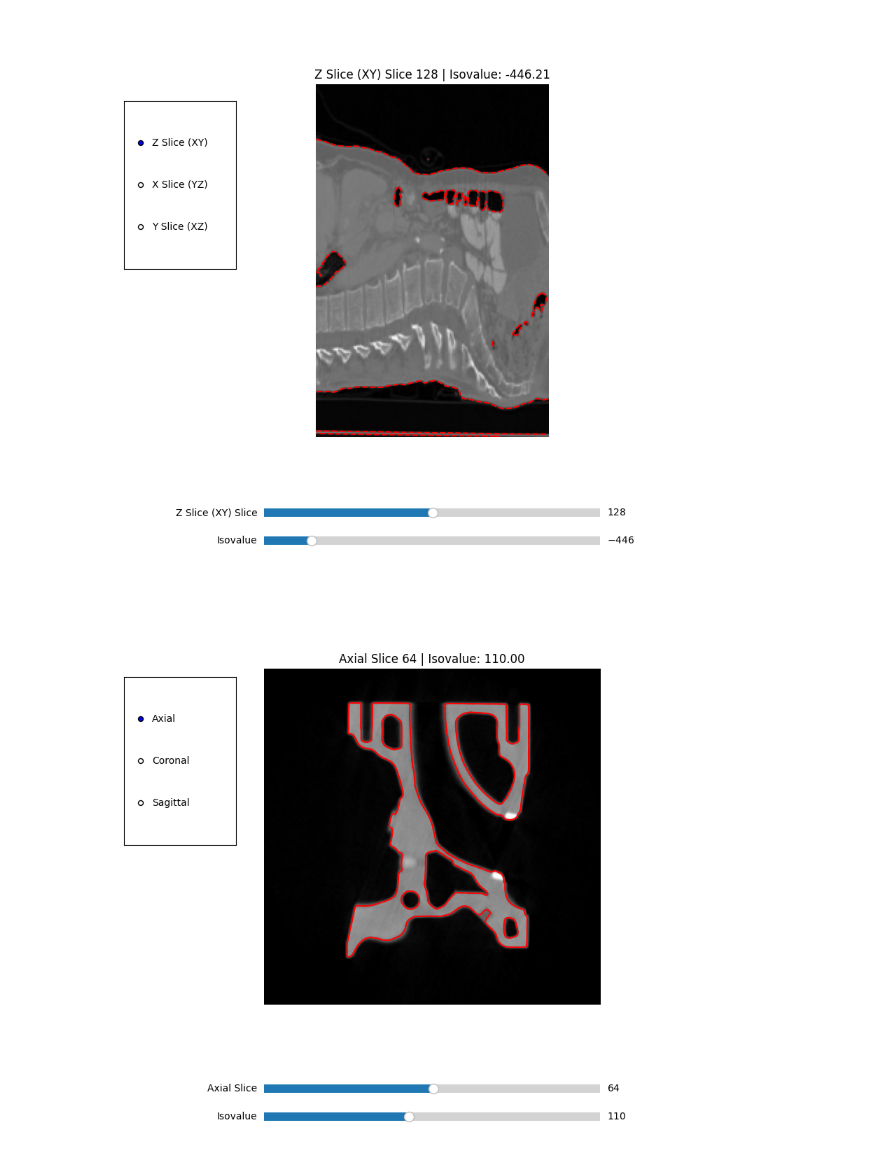
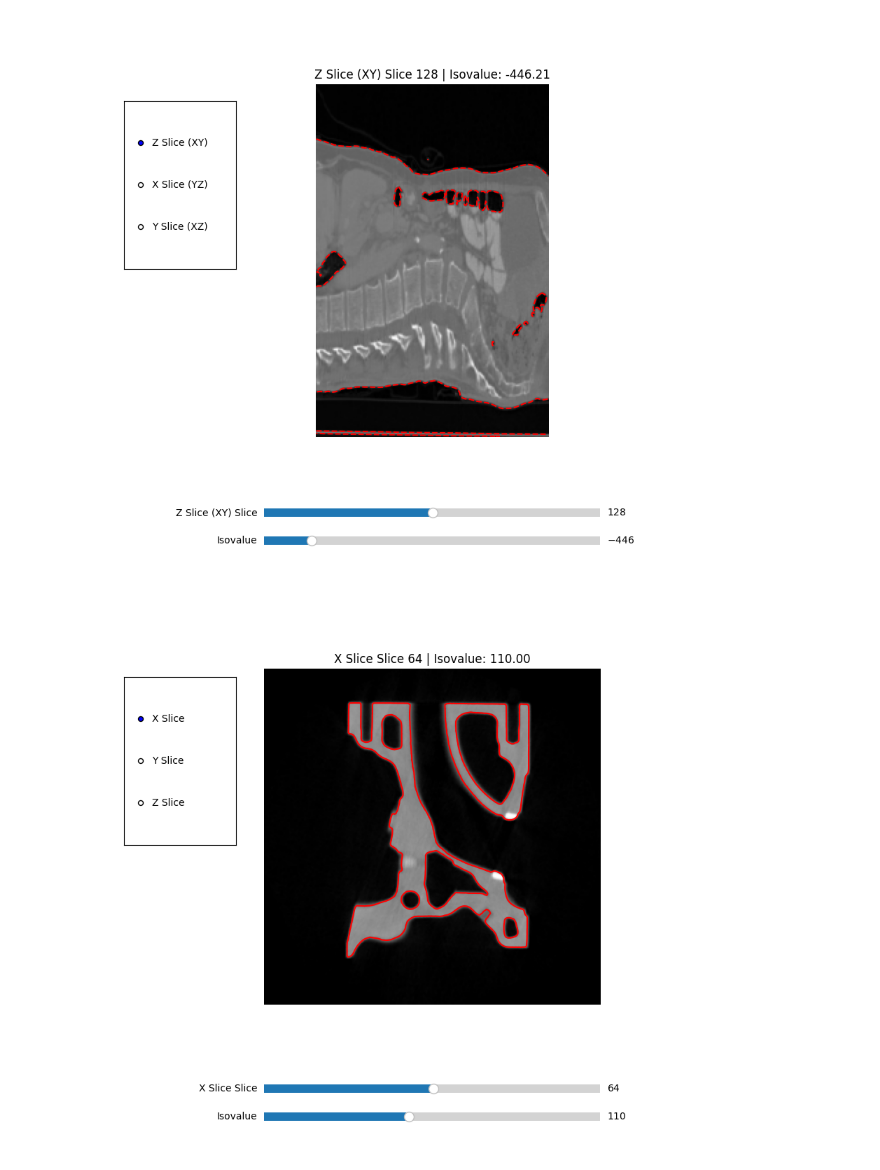
Before and after one commit to Bosser16/canny-edge, a Jupyter notebook: Isocontour-Slices.ipynb, the cells around one changed output. Saved outputs shown, nothing was run; the diff lists cells and outputs as text; code cells hidden in the pictures.

```diff
--- a/Isocontour-Slices.ipynb
+++ b/Isocontour-Slices.ipynb
@@ -303,14 +303,14 @@ plt.subplots_adjust(left=0.3, bottom=0.25)
 img4 = get_slice4(volume4, axis4, slice_index4)
 image_display4 = ax4.imshow(img4, cmap="gray")
 contour_display4 = [ax4.contour(img4, levels=[isovalue4], colors='red')]
-ax4.set_title(f"{['Axial','Coronal','Sagittal'][axis4]} Slice {slice_index4} | Isovalue: {isovalue4:.2f}")
+ax4.set_title(f"{['X Slice','Y Slice','Z Slice'][axis4]} Slice {slice_index4} | Isovalue: {isovalue4:.2f}")
 ax4.axis("off")
 
 radio_ax4 = plt.axes([0.05, 0.55, 0.2, 0.3])
-radio4 = RadioButtons(radio_ax4, ('Axial', 'Coronal', 'Sagittal'))
+radio4 = RadioButtons(radio_ax4, ('X Slice', 'Y Slice', 'Z Slice'))
 
 slice_slider_ax4 = plt.axes([0.3, 0.1, 0.6, 0.03])
-slice_slider4 = Slider(slice_slider_ax4, f'{["Axial", "Coronal", "Sagittal"][axis4]} Slice',
+slice_slider4 = Slider(slice_slider_ax4, f'{["X Slice", "Y Slice", "Z Slice"][axis4]} Slice',
                        0, shape4[axis4]-1, valinit=slice_index4, valstep=1)
 
 iso_slider_ax4 = plt.axes([0.3, 0.05, 0.6, 0.03])
@@ -323,36 +323,36 @@ def update_plot4():
 
     ax4.clear()
     ax4.imshow(new_img4, cmap="gray")
     ax4.contour(new_img4, levels=[iso4], colors='red')
-    ax4.set_title(f"{['Axial','Coronal','Sagittal'][axis4]} Slice {idx4} | Isovalue: {iso4:.2f}")
+    ax4.set_title(f"{['X Slice','Y Slice','Z Slice'][axis4]} Slice {idx4} | Isovalue: {iso4:.2f}")
     ax4.axis("off")
     fig4.canvas.draw_idle()
 
 def on_slice_change4(val):
     update_plot4()
 
 def on_iso_change4(val):
     update_plot4()
 
 slice_slider4.on_changed(on_slice_change4)
 iso_slider4.on_changed(on_iso_change4)
 
 def on_axis_change4(label4):
     global axis4
-    axis4 = {'Axial': 0, 'Coronal': 1, 'Sagittal': 2}[label4]
+    axis4 = {'X Slice': 0, 'Y Slice': 1, 'Z Slice': 2}[label4]
     new_max4 = shape4[axis4] - 1
 
     slice_slider4.label.set_text(f'{label4} Slice')
     slice_slider4.valmax = new_max4
     slice_slider4.ax.set_xlim(0, new_max4)
 
     slice_slider4.set_val(min(slice_slider4.val, new_max4))
 
 radio4.on_clicked(on_axis_change4)
 
 plt.show()
 # %% [output]
-[figure, old version]
+[figure, new version]
 # %%
 def load_volume5(filename5: str, shape5=(256, 256, 256), dtype=np.uint8) -> np.ndarray:
     with open(filename5, 'rb') as f:
```
Also changed, not shown: parts of 4 cells of this notebook, 2 other files.
